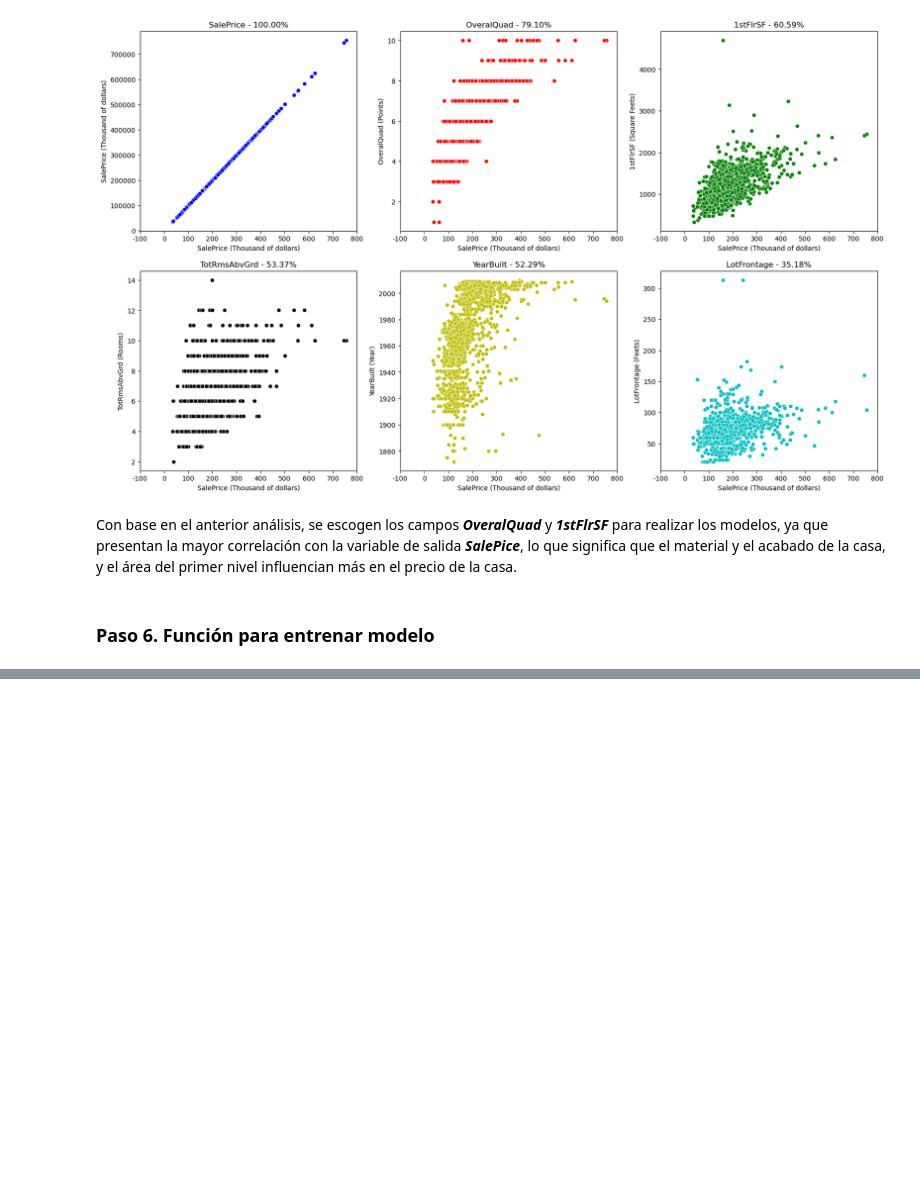
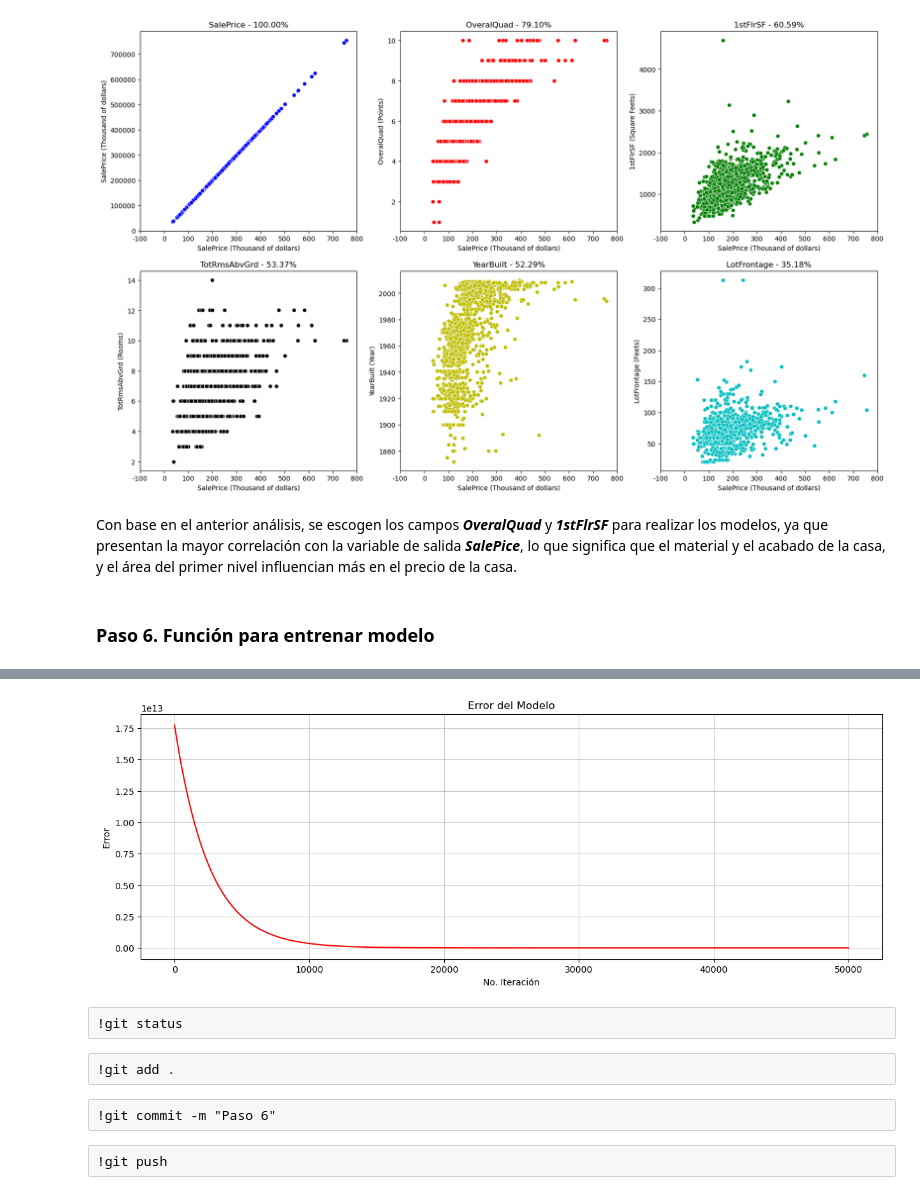
Before and after one commit to jriveramol/Proy_1_linear_regression, a Jupyter notebook: proyecto_24005123.ipynb, the cells around one changed output, grey strips where cells are left out. Cells and saved outputs as stored; diff of their text form; code cells hidden in the pictures; blank space fills up the shorter version.

```diff
--- a/proyecto_24005123.ipynb
+++ b/proyecto_24005123.ipynb
@@ -215,0 +225,12 @@ Iteración 10000: Error 2152583204.4521165
+# %%
+plot_error(FlrModelError)
+# %% [output]
+[figure, added]
+# %% [raw]
+!git status
+# %% [raw]
+!git add .
+# %% [raw]
+!git commit -m "Paso 6"
+# %% [raw]
+!git push
```
Also changed, not shown: parts of 12 cells of this notebook.
